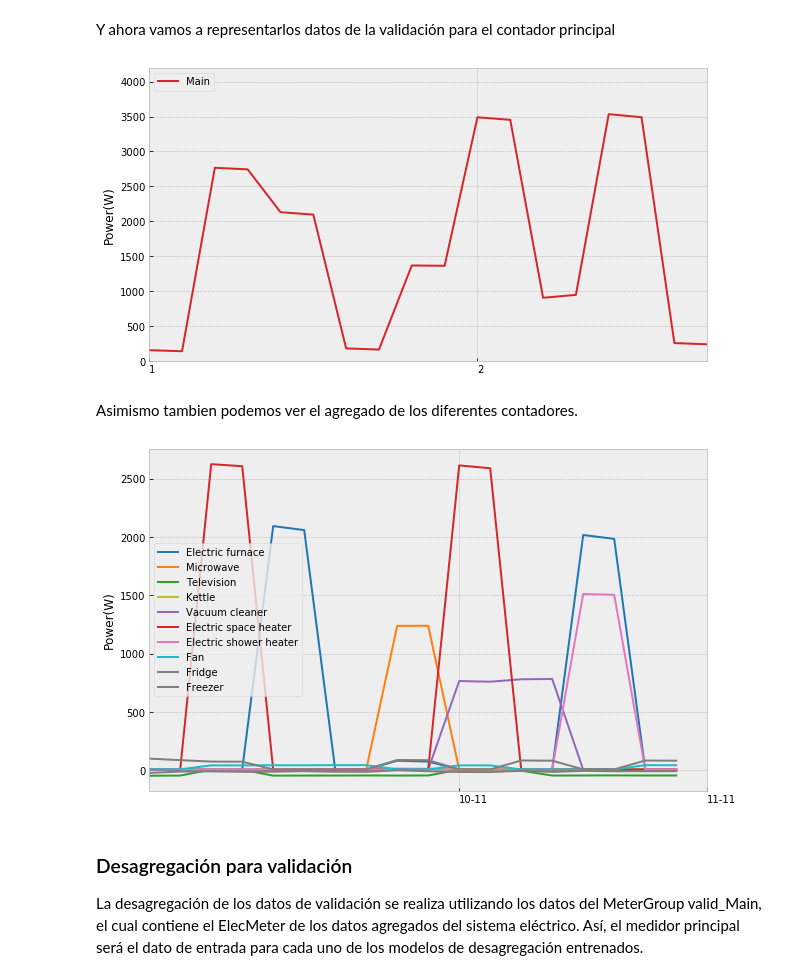
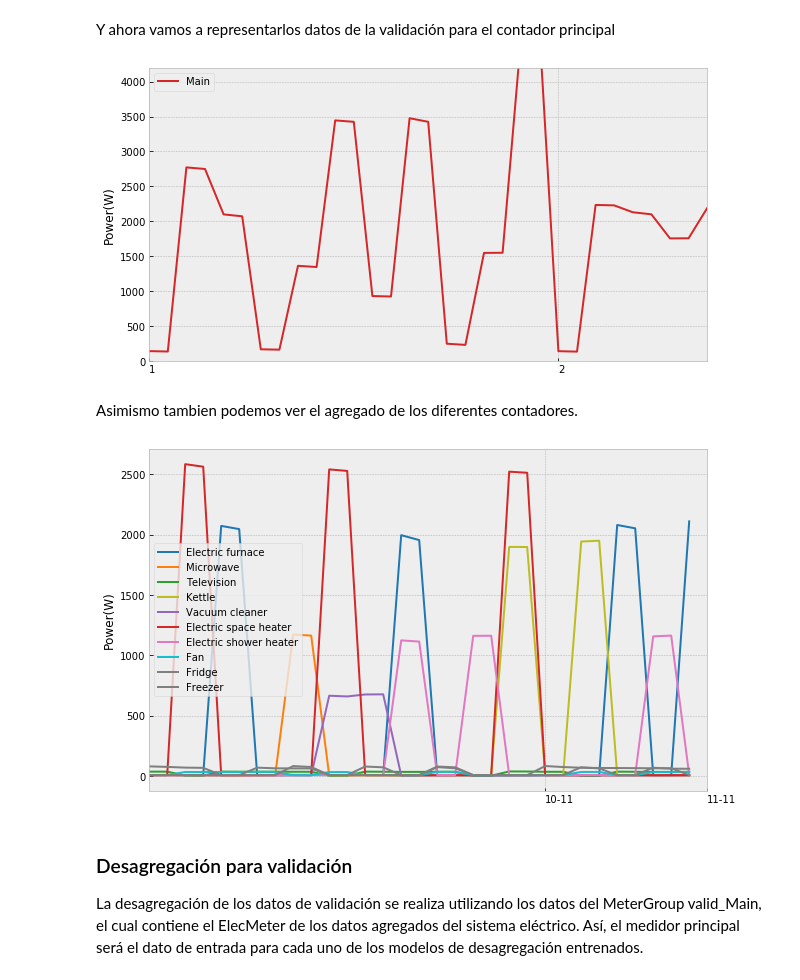
Before and after one commit to crn565/ozm10_appliances_transitorios, a Jupyter notebook: 6.- VALIDACION.ipynb, the cells around one changed output. Drawn from its saved outputs; the diff is of its cells as text; code cells hidden in the pictures.

```diff
--- a/6.- VALIDACION.ipynb
+++ b/6.- VALIDACION.ipynb
@@ -25,8 +25,8 @@ data_dir='./data/'
 Ahora tomamos una franja  horaria para validación  que no ha sido utilizada para entrenamiento
 # %%
 #Set para validación
-valid = DataSet('dsual.h5')
-valid.set_window(start="2022-11-23 10:42:00", end="2022-11-23 11:00:00")
+valid = DataSet('dsualmh.h5')
+valid.set_window(start="2023-03-07 12:10:38", end="2023-03-07 12:41:00")
 valid_elec = valid.buildings[1].elec
 
 print('Medidor de cabecera para desagregación:')
@@ -96,9 +96,9 @@ Y ahora vamos a representarlos datos de la validación para el contador principa
 # %%
 rcParams['figure.figsize'] = (10, 6)
 
-t0='2022-11-23 10:42:00+01:00'
-t1='2022-11-23 10:52:00+01:00'
-t2='2022-11-23 11:00:00+01:00'
+t0='2023-03-07 12:10:00+01:00'
+t1='2023-03-07 12:32:00+01:00'
+t2='2023-03-07 12:41:00+01:00'
 
 ax1 = next(valid_Main.load(ac_type='active', sample_period=60, resample_kwargs={'how':'first'}))[t0:t2].plot(c='tab:red')
 ax1.legend(['Main'], loc='upper left') #etiquetas
@@ -110,32 +110,32 @@ ax1.set_ylim(0,4200)
 plt.savefig('./data/images/5.1_Plot_valid_main.svg', bbox_inches='tight', transparent=True)
 pass
 # %% [output]
-[figure, old version]
+[figure, new version]
 # %% [markdown]
 Asimismo tambien podemos ver el agregado de los diferentes contadores.
 # %%
 rcParams['figure.figsize'] = (10, 7)
 
-t0='2022-11-23 10:42:00+01:00'
-t1='2022-11-23 10:52:00+01:00'
-t2='2022-11-23 11:00:00+01:00'
+t0='2023-03-07 12:10:00+01:00'
+t1='2023-03-07 12:32:00+01:00'
+t2='2023-03-07 12:41:00+01:00'
 
 ax2 = valid_Devices.dataframe_of_meters(ac_type='active', sample_period=60, resample_kwargs={'how':'first'})[t0:t2].plot()
 #colores
 colors=['tab:blue','tab:orange','tab:green','tab:olive','tab:purple','tab:red','tab:pink','tab:cyan','tab:gray','tab:grey']
 c=0
 for col in colors:
     ax2.get_lines()[c].set_color(col)
     c=c+1
 ax2.legend(list(Meters.values())[1:11])
 ax2.minorticks_off()
 ax2.set(xticks=(t1, t2))
 ax2.set_xticklabels(labels=['10-11','11-11'], ha='left', rotation=0)
 ax2.set_ylabel('Power(W)')
 plt.savefig('./data/images/5.2_Plot_valid_devices.svg', bbox_inches='tight', transparent=True)
 pass
 # %% [output]
-[figure, old version]
+[figure, new version]
 # %% [markdown]
 ### Desagregación para validación
 
```
Also changed, not shown: parts of 24 cells of this notebook, 8 other files.
